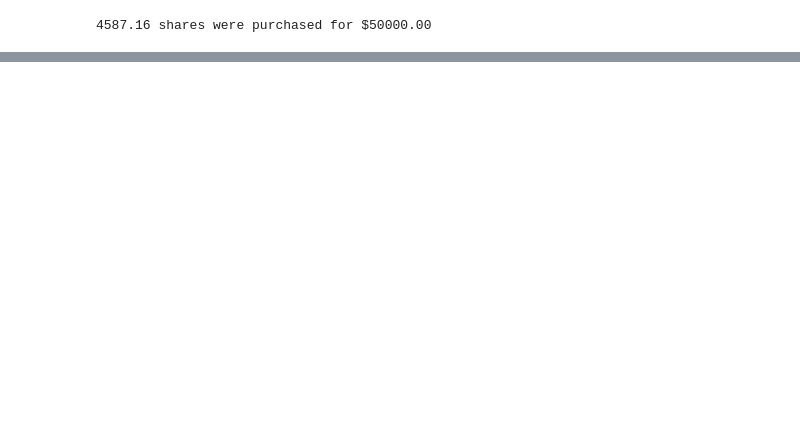
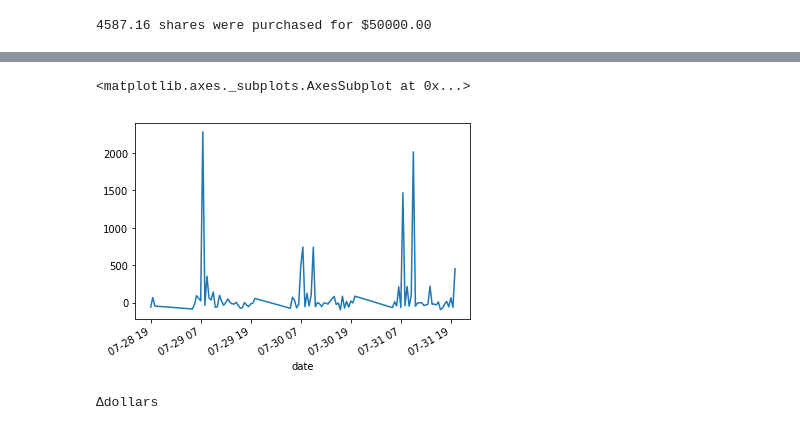
Before and after one commit to jwheeler706/Buy-low-sell-high, a Jupyter notebook: Testing testing.ipynb, the cells around one changed output, grey strips where cells are left out. Saved outputs shown, nothing was run; the diff lists cells and outputs as text; code cells hidden in the pictures; blank space fills up the shorter version.

```diff
--- a/Testing testing.ipynb
+++ b/Testing testing.ipynb
@@ -65,0 +108,4 @@ jeff.capital
+# %%
+percent = jeff.stocks['KODK'].intra.pct_change()*100
+percent = percent.dropna()
+percent[['1. open', '4. close', '5. volume']].head()
@@ -65,0 +120,10 @@ jeff.capital
+# %%
+%matplotlib inline
+percent['5. volume'].plot()
+# %% [output]
+<matplotlib.axes._subplots.AxesSubplot at 0x...>
+[figure, added]
+# %%
+print('\u0394dollars')
+# %% [output]
+Δdollars
```
Also changed, not shown: parts of 9 cells of this notebook, 1 other file.
